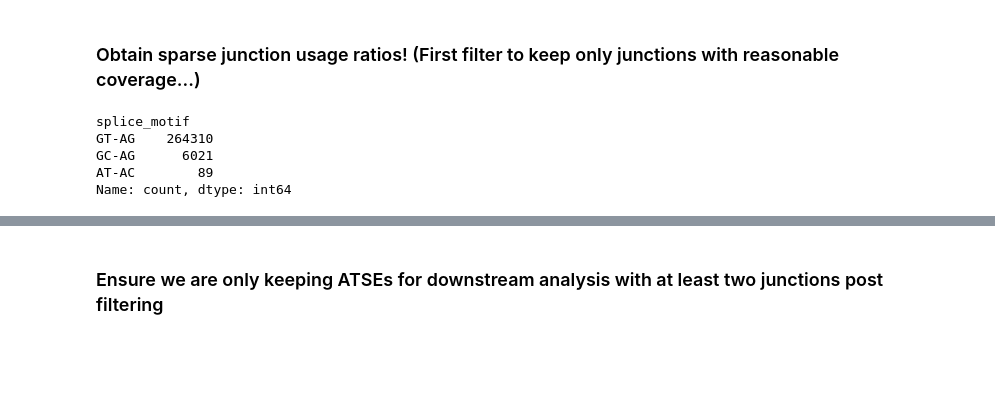
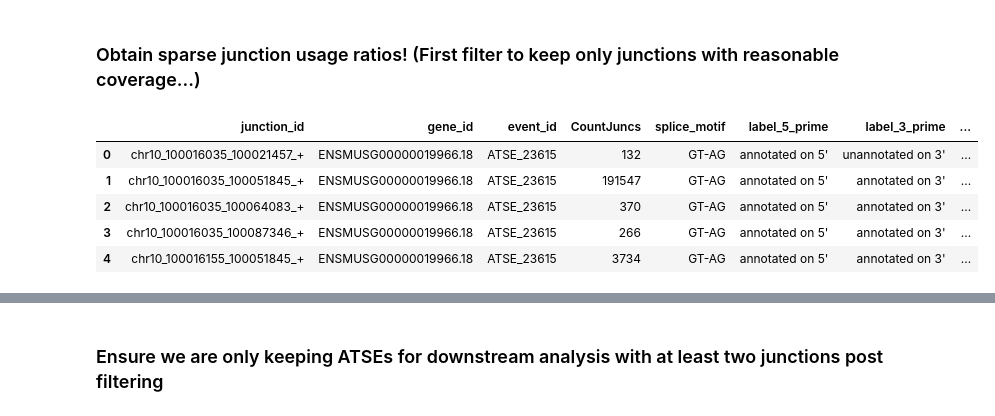
Before and after one commit to daklab/Leaflet-analysis, a Jupyter notebook: TabulaSenis/LeafletFA_analysis/01_prep_initialized_AnnData.ipynb, the cells around one changed output, grey strips where cells are left out. Saved outputs shown, nothing was run; the diff lists cells and outputs as text; code cells hidden in the pictures; blank space fills up the shorter version.

```diff
--- a/TabulaSenis/LeafletFA_analysis/01_prep_initialized_AnnData.ipynb
+++ b/TabulaSenis/LeafletFA_analysis/01_prep_initialized_AnnData.ipynb
@@ -468,10 +648,11 @@ else:
 # %% [markdown]
 ### Obtain sparse junction usage ratios! (First filter to keep only junctions with reasonable coverage...)
 # %%
-splice_adata.var.splice_motif.value_counts()
+splice_adata.var.head()
 # %% [output]
-splice_motif
-GT-AG    264310
-GC-AG      6021
-AT-AC        89
-Name: count, dtype: int64
+|  | junction_id | gene_id | event_id | CountJuncs | splice_motif | label_5_prime | label_3_prime | ... |
+| 0 | chr10_100016035_100021457_+ | ENSMUSG00000019966.18 | ATSE_23615 | 132 | GT-AG | annotated on 5' | unannotated on 3' | ... |
+| 1 | chr10_100016035_100051845_+ | ENSMUSG00000019966.18 | ATSE_23615 | 191547 | GT-AG | annotated on 5' | annotated on 3' | ... |
+| 2 | chr10_100016035_100064083_+ | ENSMUSG00000019966.18 | ATSE_23615 | 370 | GT-AG | annotated on 5' | annotated on 3' | ... |
+| 3 | chr10_100016035_100087346_+ | ENSMUSG00000019966.18 | ATSE_23615 | 266 | GT-AG | annotated on 5' | annotated on 3' | ... |
+| 4 | chr10_100016155_100051845_+ | ENSMUSG00000019966.18 | ATSE_23615 | 3734 | GT-AG | annotated on 5' | annotated on 3' | ... |
```
Also changed, not shown: parts of 53 cells of this notebook, 4 other files.
